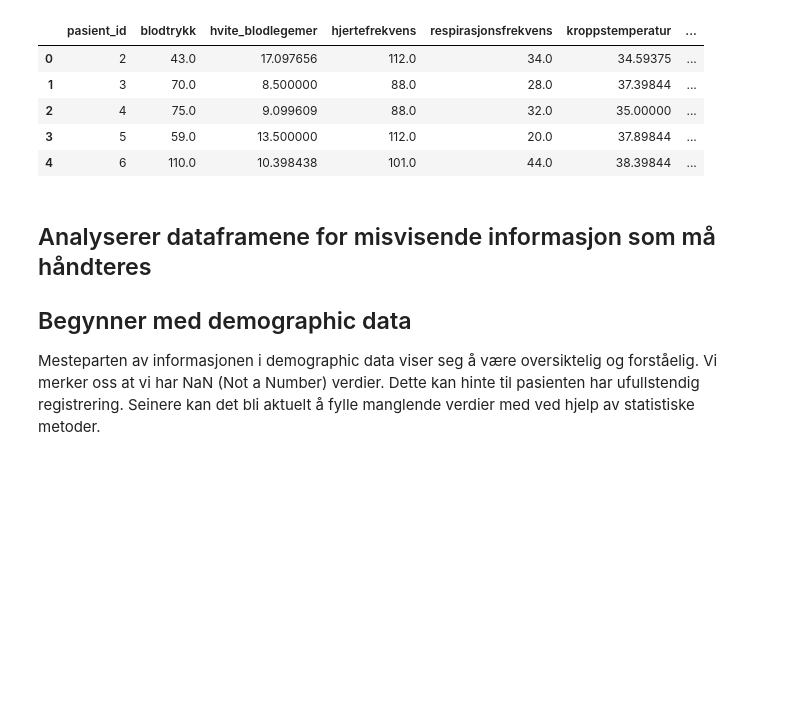
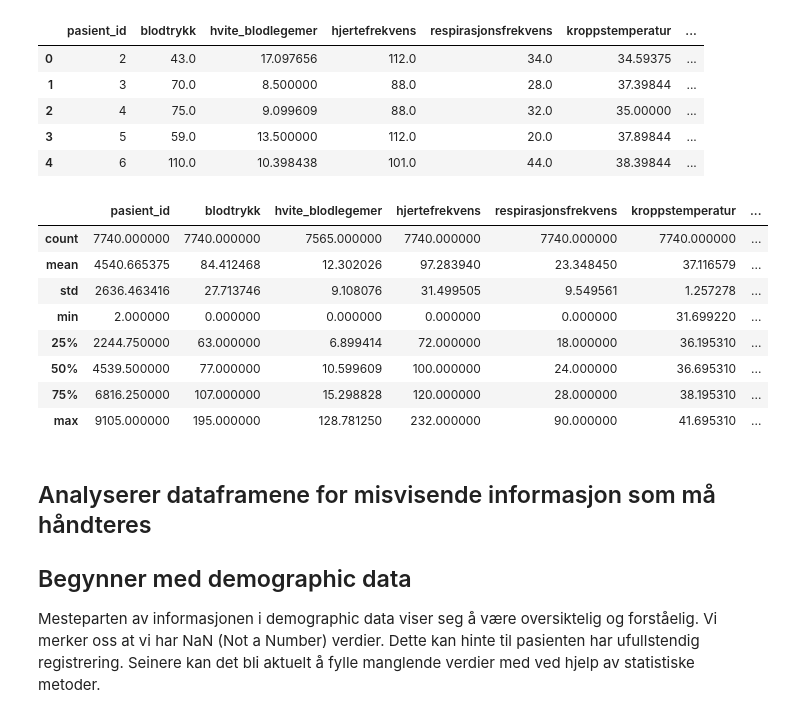
Before and after one commit to AnSloge/Predikasjon-av-oppholdslengde-p-sykehus, a Jupyter notebook: analyse.ipynb, the cells around one changed output. Saved outputs shown, nothing was run; the diff lists cells and outputs as text; code cells hidden in the pictures; blank space fills up the shorter version.

```diff
--- a/analyse.ipynb
+++ b/analyse.ipynb
@@ -36,6 +36,18 @@ phychological_df.head()
 | 2 | 4 | 75.0 | 9.099609 | 88.0 | 32.0 | 35.00000 | ... |
 | 3 | 5 | 59.0 | 13.500000 | 112.0 | 20.0 | 37.89844 | ... |
 | 4 | 6 | 110.0 | 10.398438 | 101.0 | 44.0 | 38.39844 | ... |
+# %%
+phychological_df.describe(include="all")
+# %% [output]
+|  | pasient_id | blodtrykk | hvite_blodlegemer | hjertefrekvens | respirasjonsfrekvens | kroppstemperatur | ... |
+| count | 7740.000000 | 7740.000000 | 7565.000000 | 7740.000000 | 7740.000000 | 7740.000000 | ... |
+| mean | 4540.665375 | 84.412468 | 12.302026 | 97.283940 | 23.348450 | 37.116579 | ... |
+| std | 2636.463416 | 27.713746 | 9.108076 | 31.499505 | 9.549561 | 1.257278 | ... |
+| min | 2.000000 | 0.000000 | 0.000000 | 0.000000 | 0.000000 | 31.699220 | ... |
+| 25% | 2244.750000 | 63.000000 | 6.899414 | 72.000000 | 18.000000 | 36.195310 | ... |
+| 50% | 4539.500000 | 77.000000 | 10.599609 | 100.000000 | 24.000000 | 36.695310 | ... |
+| 75% | 6816.250000 | 107.000000 | 15.298828 | 120.000000 | 28.000000 | 38.195310 | ... |
+| max | 9105.000000 | 195.000000 | 128.781250 | 232.000000 | 90.000000 | 41.695310 | ... |
 # %% [markdown]
 ## Analyserer dataframene for misvisende informasjon som må håndteres
 
```
Also changed, not shown: parts of 30 cells of this notebook, 1 other file.
